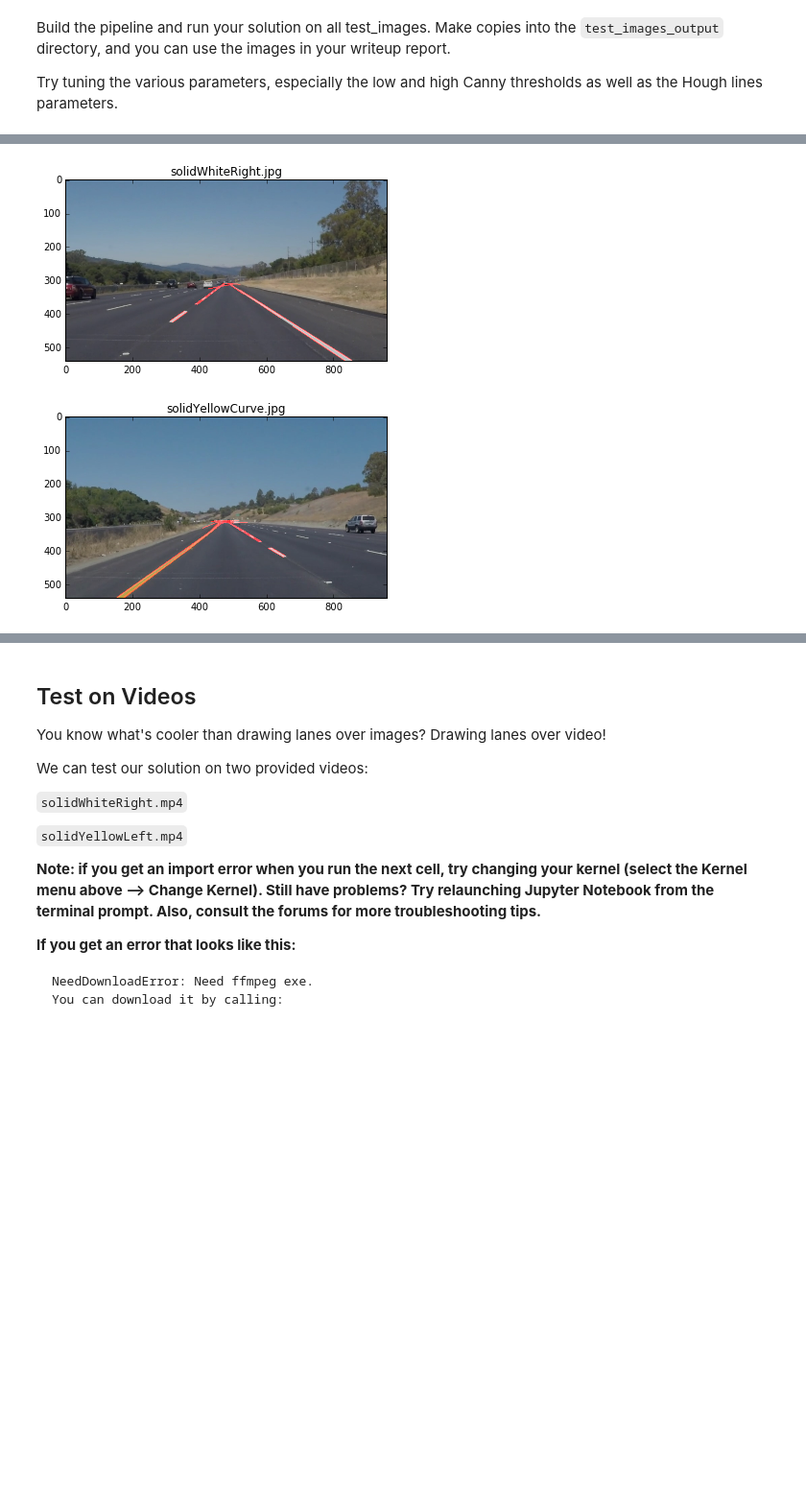
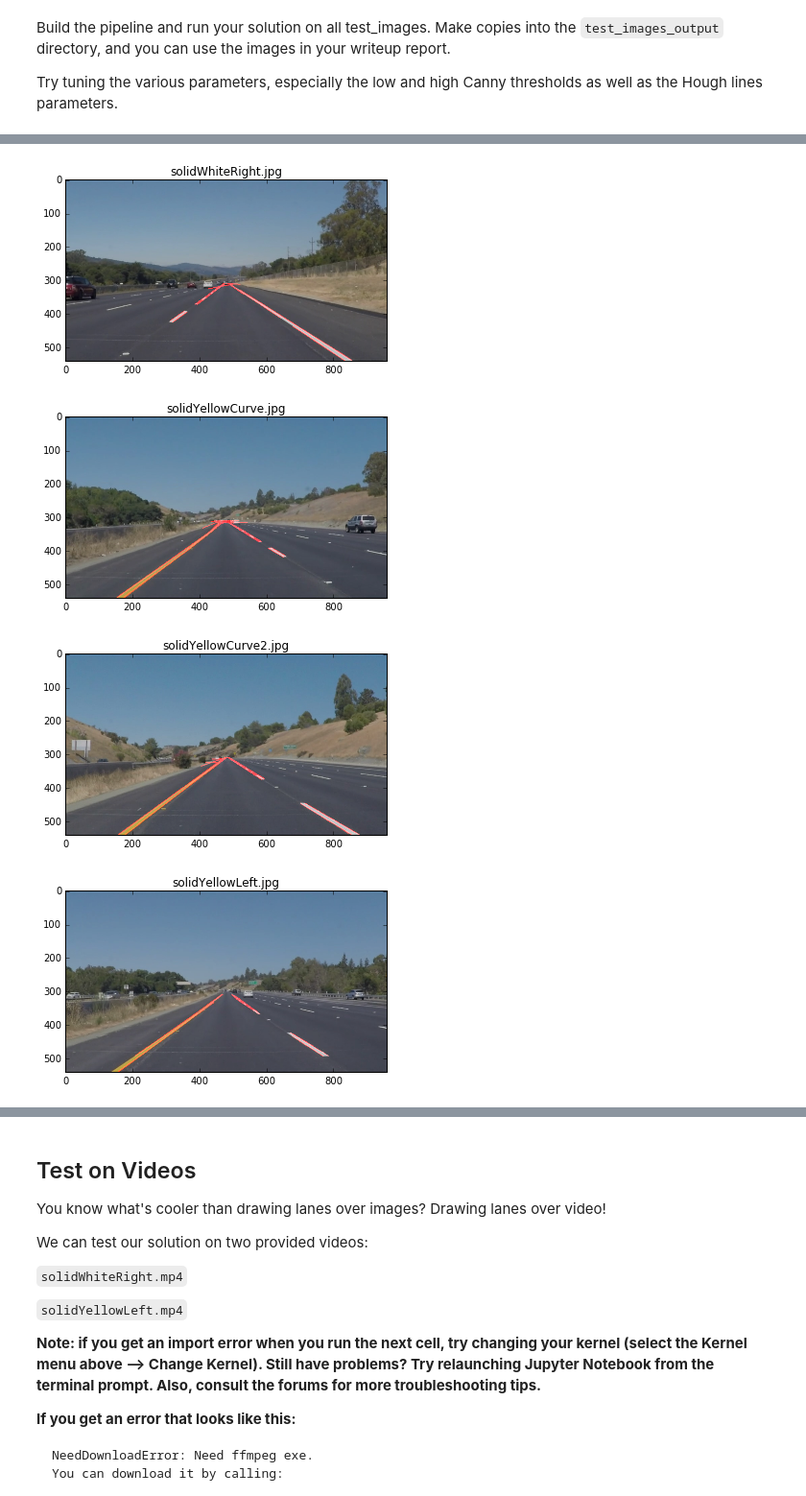
Before and after one commit to KnollFrank/CarND-LaneLines-P1, a Jupyter notebook: P1.ipynb, the cells around one changed output, grey strips where cells are left out. Shown at 96% size. Cells and saved outputs as stored; diff of their text form; code cells hidden in the pictures; blank space fills up the shorter version.

```diff
--- a/P1.ipynb
+++ b/P1.ipynb
@@ -226,30 +226,37 @@ def create_image_with_line_segments(image):
     return create_pipeline(image)(image)
 # %%
 from pathlib import Path
-
-input_root = "test_images"
-output_root = "test_images_output"
-
-if not os.path.exists(output_root):
-    os.makedirs(output_root)
 
 def show_image(name, image):
     plt.figure()
     plt.title(name)
     plt.imshow(image)
 
-def save_image(image_file):
-    outfilename = os.path.join(output_root, str(Path(image_file).with_suffix(".png")))
-    plt.savefig(outfilename)
+def save_image(output_root, image_file_name):
+    def get_outfilename():
+        image_file_name_with_png_suffix = str(Path(image_file_name).with_suffix(".png"))
+        return os.path.join(output_root, image_file_name_with_png_suffix)
 
-for image_file in os.listdir(input_root):
-    full_image_file_path = os.path.join(root, image_file)
-    image = mpimg.imread(full_image_file_path)
-    image_with_line_segments = create_image_with_line_segments(image)
+    if not os.path.exists(output_root):
+        os.makedirs(output_root)
 
-    show_image(image_file, image_with_line_segments)
-    save_image(image_file)
+    plt.savefig(get_outfilename())
+
+def get_images_and_names(input_root):
+    for image_file_name in os.listdir(input_root):
+        image = mpimg.imread(os.path.join(input_root, image_file_name))
+        yield image, image_file_name
+
+def create_images_with_line_segments_and_show_and_save(input_root, output_root):
+    for image, name in get_images_and_names(input_root):
+        image_with_line_segments = create_image_with_line_segments(image)
+        show_image(name, image_with_line_segments)
+        save_image(output_root, name)
+
+create_images_with_line_segments_and_show_and_save(input_root='test_images', output_root='test_images_output')
 # %% [output]
 [figure]
 [figure]
 [figure]
+[figure, added]
+[figure, added]
```
Also changed, not shown: parts of 1 cell of this notebook.
